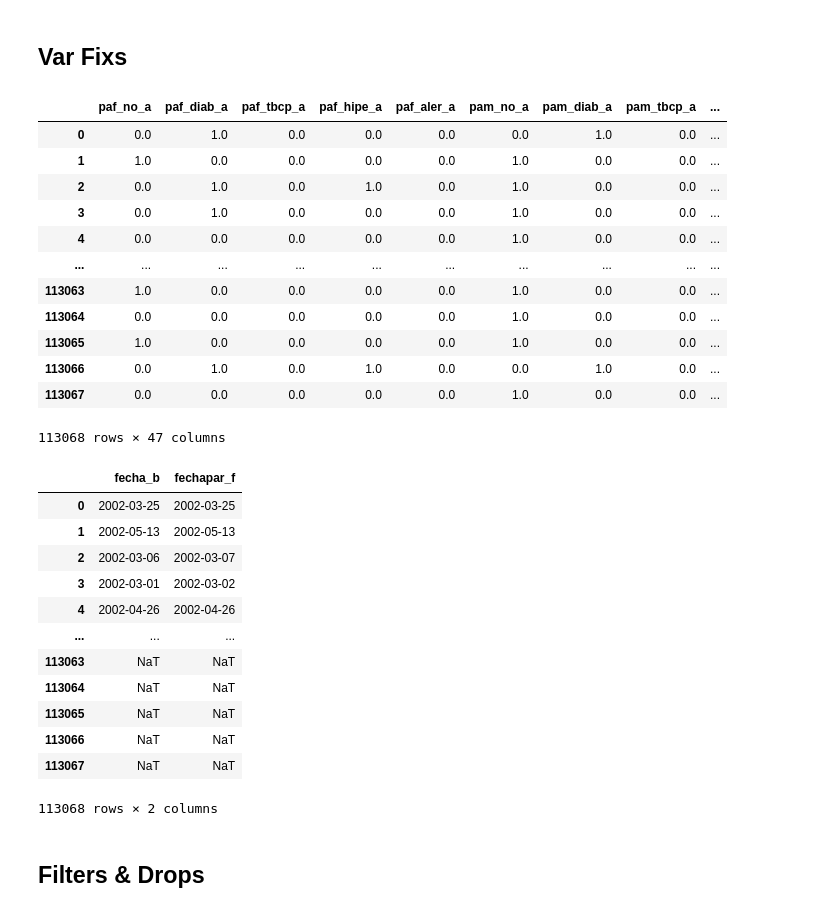
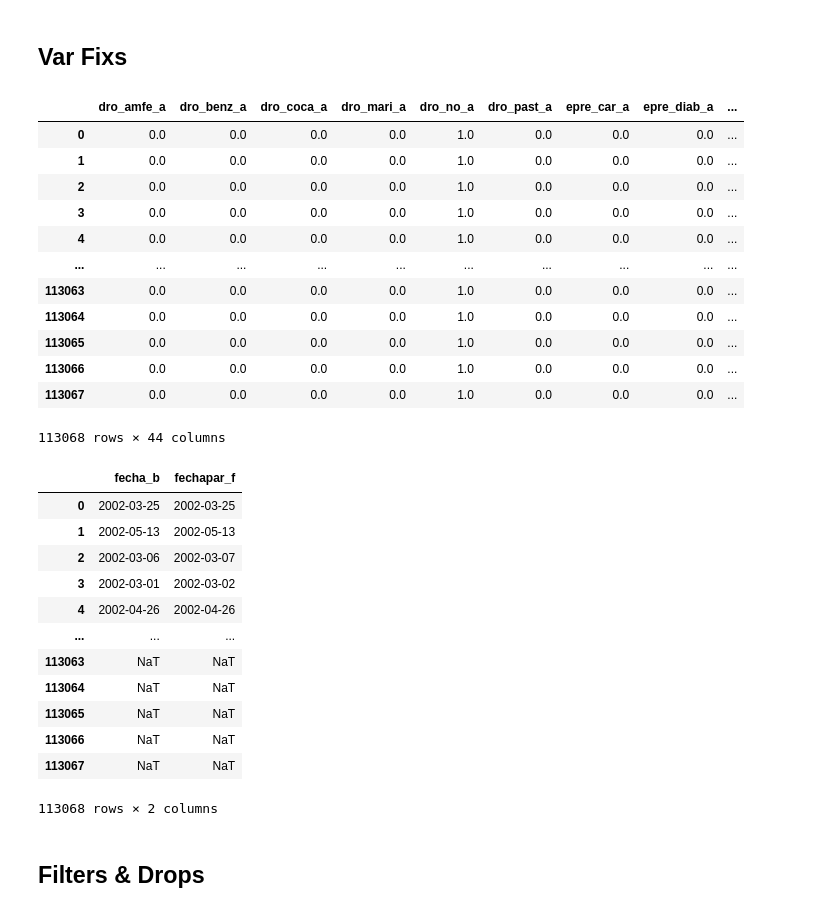
Before and after one commit to Zentra94/optiGWG, a Jupyter notebook: notebooks/01_preprocess.ipynb, the cells around one changed output. Cells and saved outputs as stored; diff of their text form; code cells hidden in the pictures.

```diff
--- a/notebooks/01_preprocess.ipynb
+++ b/notebooks/01_preprocess.ipynb
@@ -143,30 +195,31 @@ raw_data
 ## Var Fixs
 # %%
 data_fix = raw_data.copy()
+
 # 1. boolean var fix
-bin_cols = catalog.loc[catalog["type"]=="boolean","name"]
+bin_cols = catalog.loc[catalog["dtype"]=="boolean","name"]
 for c in bin_cols:
     data_fix[c] = data_fix[c].apply(lambda x: fix_binaries(x))
 display(data_fix[bin_cols])
 # 2. dtts fix
-dtts_cols = catalog.loc[catalog["type"]=="dttm","name"]
+dtts_cols = catalog.loc[catalog["dtype"]=="dttm","name"]
 for c in dtts_cols:
     data_fix[c] = data_fix[c].apply(lambda x: fix_dttms(x))
 display(data_fix[dtts_cols])
 # %% [output]
-|  | paf_no_a | paf_diab_a | paf_tbcp_a | paf_hipe_a | paf_aler_a | pam_no_a | pam_diab_a | pam_tbcp_a | ... |
-| 0 | 0.0 | 1.0 | 0.0 | 0.0 | 0.0 | 0.0 | 1.0 | 0.0 | ... |
-| 1 | 1.0 | 0.0 | 0.0 | 0.0 | 0.0 | 1.0 | 0.0 | 0.0 | ... |
-| 2 | 0.0 | 1.0 | 0.0 | 1.0 | 0.0 | 1.0 | 0.0 | 0.0 | ... |
-| 3 | 0.0 | 1.0 | 0.0 | 0.0 | 0.0 | 1.0 | 0.0 | 0.0 | ... |
-| 4 | 0.0 | 0.0 | 0.0 | 0.0 | 0.0 | 1.0 | 0.0 | 0.0 | ... |
+|  | dro_amfe_a | dro_benz_a | dro_coca_a | dro_mari_a | dro_no_a | dro_past_a | epre_car_a | epre_diab_a | ... |
+| 0 | 0.0 | 0.0 | 0.0 | 0.0 | 1.0 | 0.0 | 0.0 | 0.0 | ... |
+| 1 | 0.0 | 0.0 | 0.0 | 0.0 | 1.0 | 0.0 | 0.0 | 0.0 | ... |
+| 2 | 0.0 | 0.0 | 0.0 | 0.0 | 1.0 | 0.0 | 0.0 | 0.0 | ... |
+| 3 | 0.0 | 0.0 | 0.0 | 0.0 | 1.0 | 0.0 | 0.0 | 0.0 | ... |
+| 4 | 0.0 | 0.0 | 0.0 | 0.0 | 1.0 | 0.0 | 0.0 | 0.0 | ... |
 | ... | ... | ... | ... | ... | ... | ... | ... | ... | ... |
-| 113063 | 1.0 | 0.0 | 0.0 | 0.0 | 0.0 | 1.0 | 0.0 | 0.0 | ... |
-| 113064 | 0.0 | 0.0 | 0.0 | 0.0 | 0.0 | 1.0 | 0.0 | 0.0 | ... |
-| 113065 | 1.0 | 0.0 | 0.0 | 0.0 | 0.0 | 1.0 | 0.0 | 0.0 | ... |
-| 113066 | 0.0 | 1.0 | 0.0 | 1.0 | 0.0 | 0.0 | 1.0 | 0.0 | ... |
-| 113067 | 0.0 | 0.0 | 0.0 | 0.0 | 0.0 | 1.0 | 0.0 | 0.0 | ... |
+| 113063 | 0.0 | 0.0 | 0.0 | 0.0 | 1.0 | 0.0 | 0.0 | 0.0 | ... |
+| 113064 | 0.0 | 0.0 | 0.0 | 0.0 | 1.0 | 0.0 | 0.0 | 0.0 | ... |
+| 113065 | 0.0 | 0.0 | 0.0 | 0.0 | 1.0 | 0.0 | 0.0 | 0.0 | ... |
+| 113066 | 0.0 | 0.0 | 0.0 | 0.0 | 1.0 | 0.0 | 0.0 | 0.0 | ... |
+| 113067 | 0.0 | 0.0 | 0.0 | 0.0 | 1.0 | 0.0 | 0.0 | 0.0 | ... |
-113068 rows × 47 columns
+113068 rows × 44 columns
 |  | fecha_b | fechapar_f |
 | 0 | 2002-03-25 | 2002-03-25 |
 | 1 | 2002-05-13 | 2002-05-13 |
```
Also changed, not shown: parts of 13 cells of this notebook, 44 other files.
